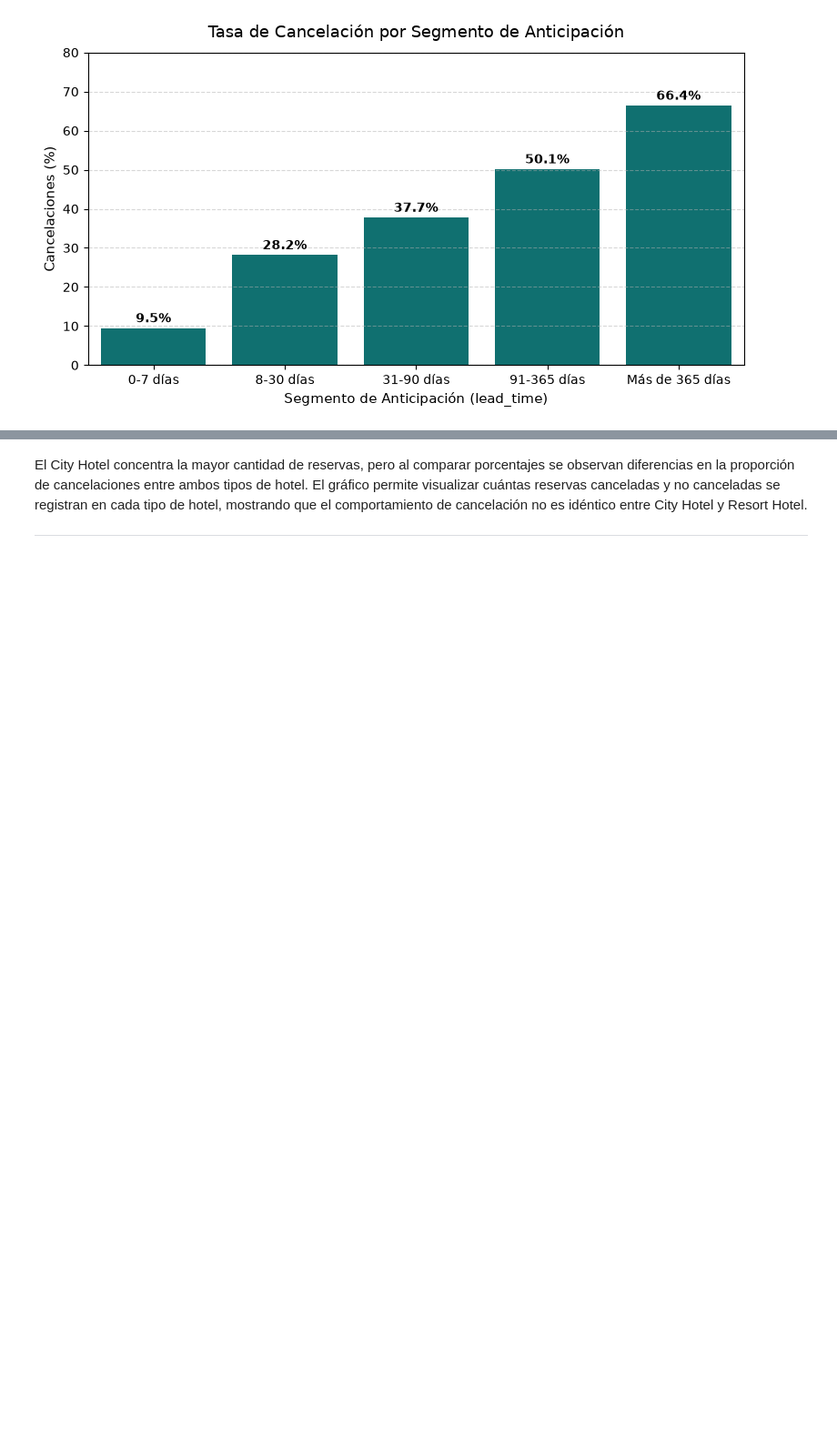
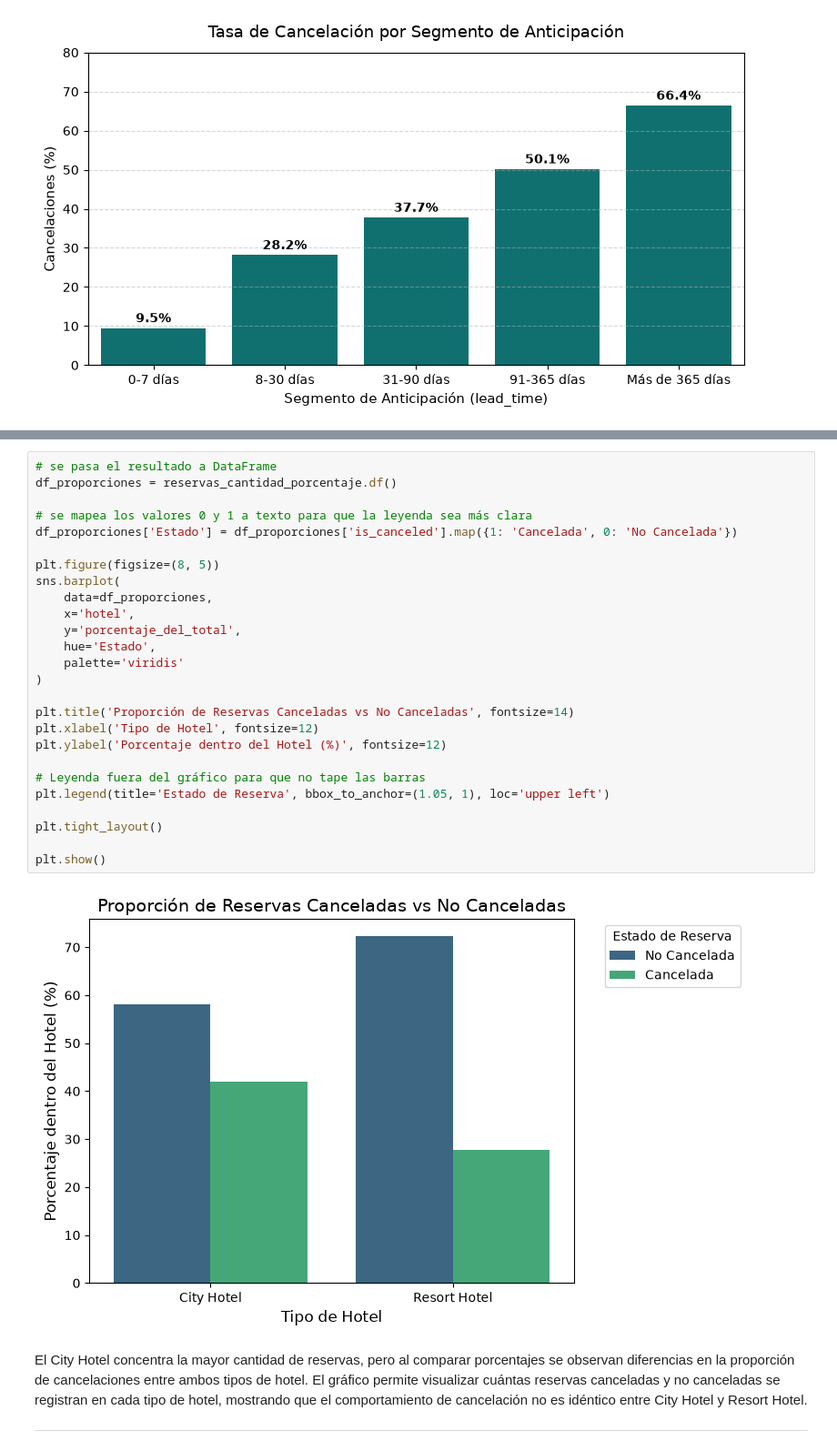
Before and after one commit to MatiasManuelCarro/UTN-TUPAD-Analisis_Datos_TPI, a Jupyter notebook: 10_TPI - SEmana 10 - Entrega 4/Matias Carro - Analisis de Datos - TPI - Semana 10 - Entrega 4 .ipynb, the cells around one changed output, grey strips where cells are left out. Shown at 91% size. Saved outputs shown, nothing was run; the diff lists cells and outputs as text; blank space fills up the shorter version.

```diff
--- a/10_TPI - SEmana 10 - Entrega 4/Matias Carro - Analisis de Datos - TPI - Semana 10 - Entrega 4 .ipynb
+++ b/10_TPI - SEmana 10 - Entrega 4/Matias Carro - Analisis de Datos - TPI - Semana 10 - Entrega 4 .ipynb
@@ -1091,3 +1166,31 @@ Visualización 1: Cancelaciones según tipo de hotel
+# %%
+# se pasa el resultado a DataFrame
+df_proporciones = reservas_cantidad_porcentaje.df()
+
+# se mapea los valores 0 y 1 a texto para que la leyenda sea más clara
+df_proporciones['Estado'] = df_proporciones['is_canceled'].map({1: 'Cancelada', 0: 'No Cancelada'})
+
+plt.figure(figsize=(8, 5))
+sns.barplot(
+    data=df_proporciones,
+    x='hotel',
+    y='porcentaje_del_total',
+    hue='Estado',
+    palette='viridis'
+)
+
+plt.title('Proporción de Reservas Canceladas vs No Canceladas', fontsize=14)
+plt.xlabel('Tipo de Hotel', fontsize=12)
+plt.ylabel('Porcentaje dentro del Hotel (%)', fontsize=12)
+
+# Leyenda fuera del gráfico para que no tape las barras
+plt.legend(title='Estado de Reserva', bbox_to_anchor=(1.05, 1), loc='upper left')
+
+plt.tight_layout()
+
+plt.show()
+# %% [output]
+[figure, added]
 # %% [markdown]
 El City Hotel concentra la mayor cantidad de reservas, pero al comparar porcentajes se observan diferencias en la proporción de cancelaciones entre ambos tipos de hotel. El gráfico permite visualizar cuántas reservas canceladas y no canceladas se registran en cada tipo de hotel, mostrando que el comportamiento de cancelación no es idéntico entre City Hotel y Resort Hotel.
 
```
Also changed, not shown: parts of 16 cells of this notebook, 1 other file.
